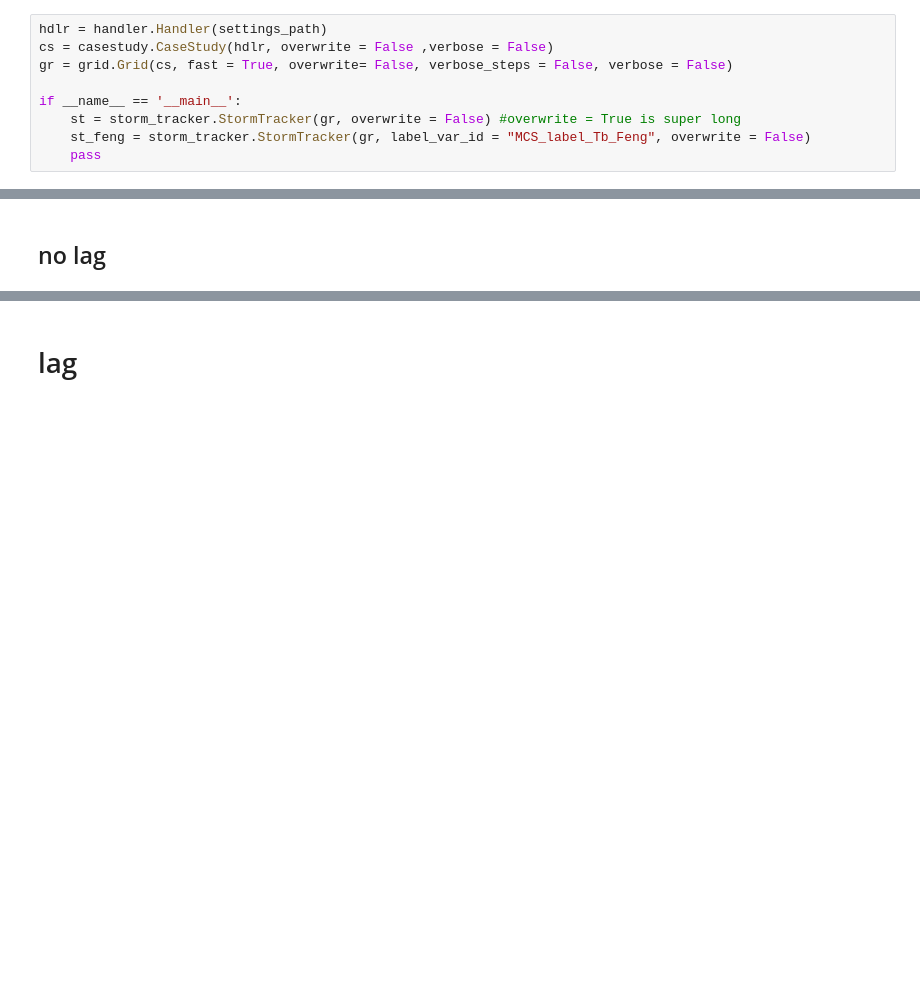
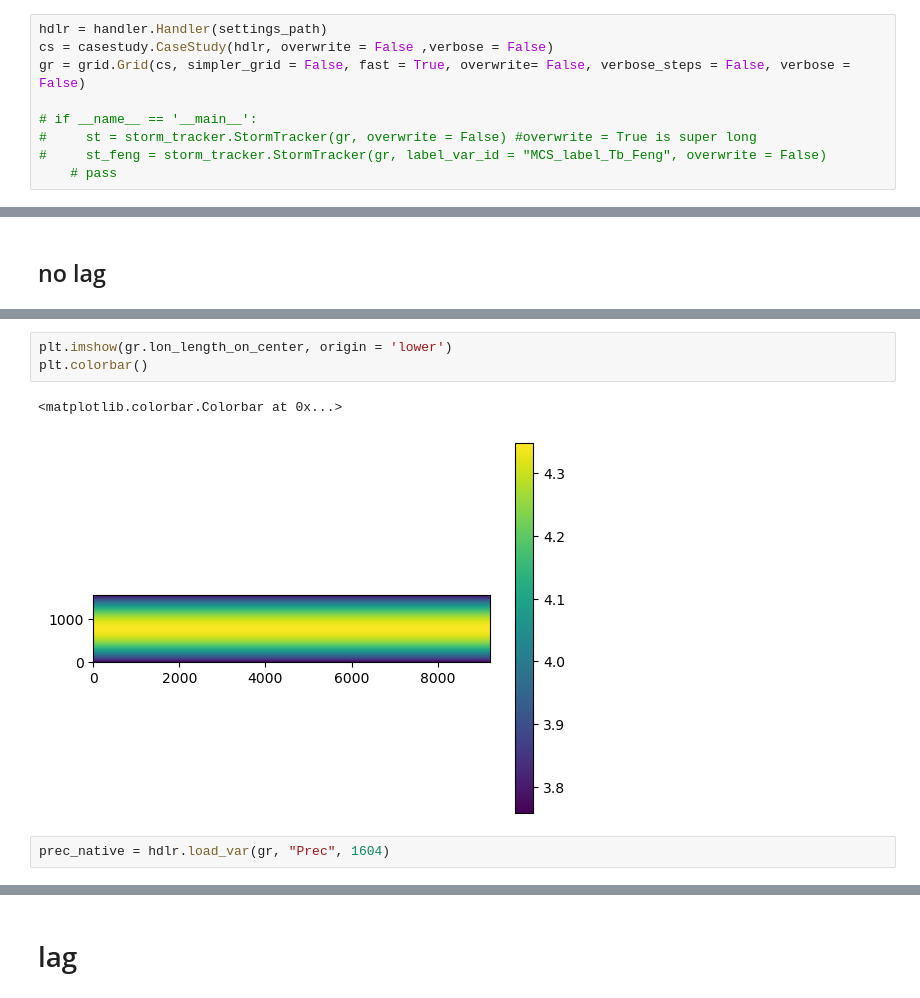
Before and after one commit to 19carenso/tempest, a Jupyter notebook: viz/viz_tropics.ipynb, the cells around one changed output, grey strips where cells are left out. Cells and saved outputs as stored; diff of their text form; blank space fills up the shorter version.

Commit message:
cleaning and grid much simpler

```diff
--- a/viz/viz_tropics.ipynb
+++ b/viz/viz_tropics.ipynb
@@ -31,12 +25,12 @@ settings_path = 'settings/tropics.yaml'
 # %%
 hdlr = handler.Handler(settings_path)
 cs = casestudy.CaseStudy(hdlr, overwrite = False ,verbose = False)
-gr = grid.Grid(cs, fast = True, overwrite= False, verbose_steps = False, verbose = False)
+gr = grid.Grid(cs, simpler_grid = False, fast = True, overwrite= False, verbose_steps = False, verbose = False)
 
-if __name__ == '__main__':
-    st = storm_tracker.StormTracker(gr, overwrite = False) #overwrite = True is super long
-    st_feng = storm_tracker.StormTracker(gr, label_var_id = "MCS_label_Tb_Feng", overwrite = False)
-    pass
+# if __name__ == '__main__':
+#     st = storm_tracker.StormTracker(gr, overwrite = False) #overwrite = True is super long
+#     st_feng = storm_tracker.StormTracker(gr, label_var_id = "MCS_label_Tb_Feng", overwrite = False)
+    # pass
 # %% [output]
 Data loaded from /homedata/mcarenso/tempest/DYAMOND_SAM_Tropics/var_id_days_i_t.json
 Found grid attributes file , so loading /homedata/mcarenso/tempest/DYAMOND_SAM_Tropics/grid_attributes.pkl instead of computing
@@ -215,0 +208,8 @@ np.where(jd.get_mask_yxt(33,9))
+# %%
+plt.imshow(gr.lon_length_on_center, origin = 'lower')
+plt.colorbar()
+# %% [output]
+<matplotlib.colorbar.Colorbar at 0x...>
+[figure, added]
+# %%
+prec_native = hdlr.load_var(gr, "Prec", 1604)
```
Also changed, not shown: parts of 38 cells of this notebook, 15 other files.
